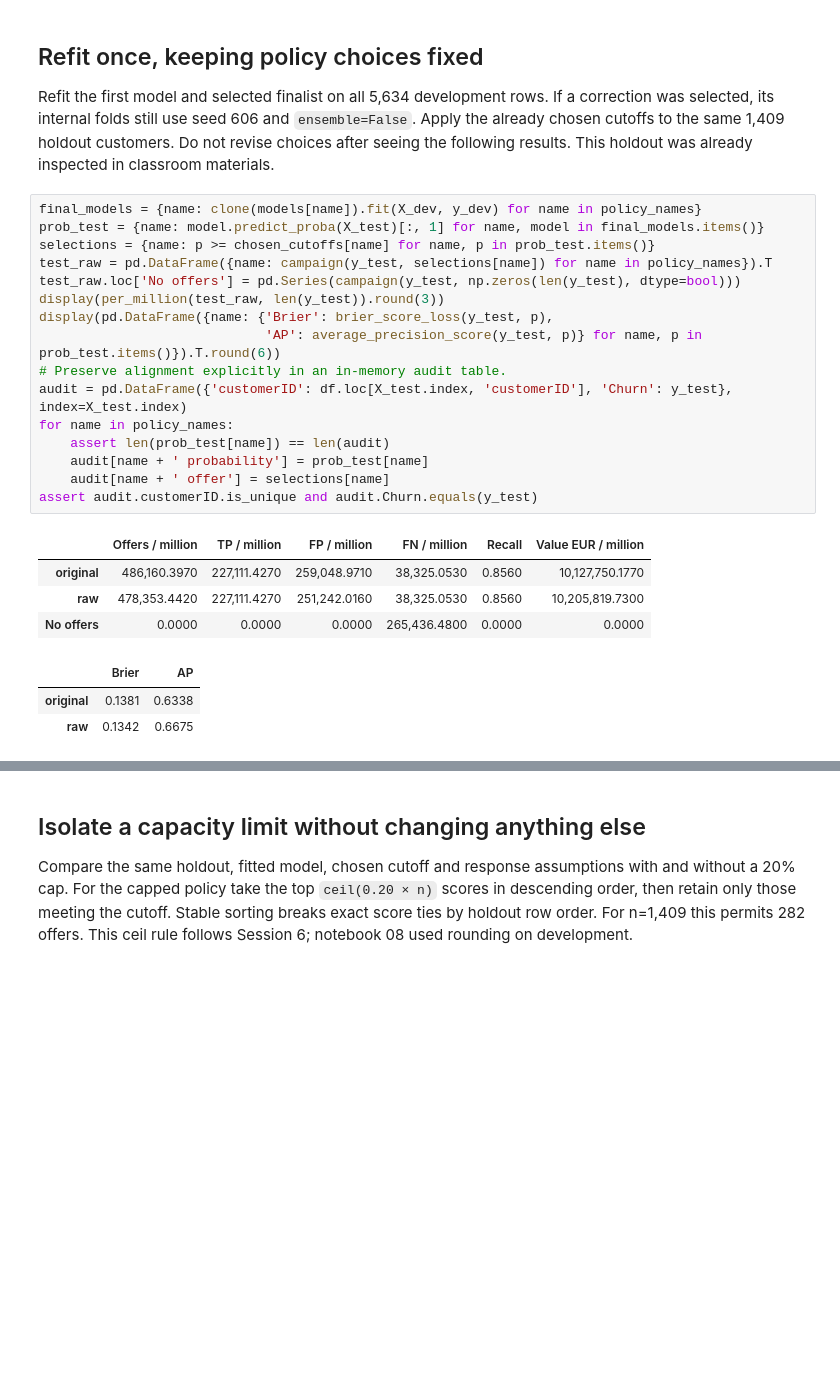
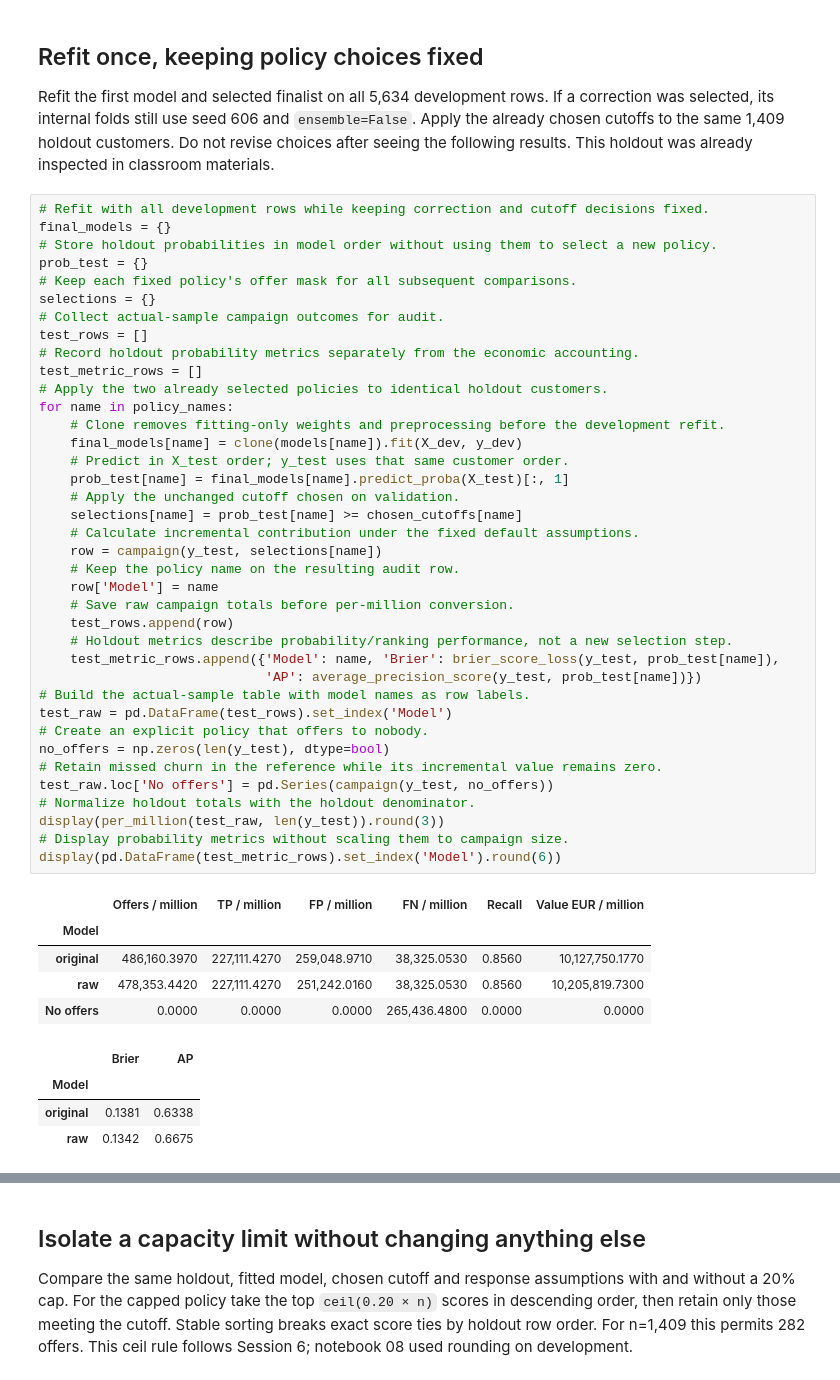
Before and after one commit to juliovalerog/AppliedML, a Jupyter notebook: notebooks/11_telco_thresholds_and_business_decisions.ipynb, the cells around one changed output, grey strips where cells are left out. Saved outputs shown, nothing was run; the diff lists cells and outputs as text; blank space fills up the shorter version.

```diff
--- a/notebooks/11_telco_thresholds_and_business_decisions.ipynb
+++ b/notebooks/11_telco_thresholds_and_business_decisions.ipynb
@@ -198,27 +391,51 @@ The main policy has **no contact cap**. A risk cutoff of 0.2 does not mean conta
 # %% [markdown]
 ## Refit once, keeping policy choices fixed
 Refit the first model and selected finalist on all 5,634 development rows. If a correction was selected, its internal folds still use seed 606 and `ensemble=False`. Apply the already chosen cutoffs to the same 1,409 holdout customers. Do not revise choices after seeing the following results. This holdout was already inspected in classroom materials.
-# %%
-final_models = {name: clone(models[name]).fit(X_dev, y_dev) for name in policy_names}
-prob_test = {name: model.predict_proba(X_test)[:, 1] for name, model in final_models.items()}
-selections = {name: p >= chosen_cutoffs[name] for name, p in prob_test.items()}
-test_raw = pd.DataFrame({name: campaign(y_test, selections[name]) for name in policy_names}).T
-test_raw.loc['No offers'] = pd.Series(campaign(y_test, np.zeros(len(y_test), dtype=bool)))
-display(per_million(test_raw, len(y_test)).round(3))
-display(pd.DataFrame({name: {'Brier': brier_score_loss(y_test, p),
-                             'AP': average_precision_score(y_test, p)} for name, p in prob_test.items()}).T.round(6))
-# Preserve alignment explicitly in an in-memory audit table.
-audit = pd.DataFrame({'customerID': df.loc[X_test.index, 'customerID'], 'Churn': y_test}, index=X_test.index)
-for name in policy_names:
-    assert len(prob_test[name]) == len(audit)
-    audit[name + ' probability'] = prob_test[name]
-    audit[name + ' offer'] = selections[name]
-assert audit.customerID.is_unique and audit.Churn.equals(y_test)
-# %% [output]
-|  | Offers / million | TP / million | FP / million | FN / million | Recall | Value EUR / million |
-| original | 486,160.3970 | 227,111.4270 | 259,048.9710 | 38,325.0530 | 0.8560 | 10,127,750.1770 |
-| raw | 478,353.4420 | 227,111.4270 | 251,242.0160 | 38,325.0530 | 0.8560 | 10,205,819.7300 |
-| No offers | 0.0000 | 0.0000 | 0.0000 | 265,436.4800 | 0.0000 | 0.0000 |
-|  | Brier | AP |
-| original | 0.1381 | 0.6338 |
-| raw | 0.1342 | 0.6675 |
+# %%
+# Refit with all development rows while keeping correction and cutoff decisions fixed.
+final_models = {}
+# Store holdout probabilities in model order without using them to select a new policy.
+prob_test = {}
+# Keep each fixed policy's offer mask for all subsequent comparisons.
+selections = {}
+# Collect actual-sample campaign outcomes for audit.
+test_rows = []
+# Record holdout probability metrics separately from the economic accounting.
+test_metric_rows = []
+# Apply the two already selected policies to identical holdout customers.
+for name in policy_names:
+    # Clone removes fitting-only weights and preprocessing before the development refit.
+    final_models[name] = clone(models[name]).fit(X_dev, y_dev)
+    # Predict in X_test order; y_test uses that same customer order.
+    prob_test[name] = final_models[name].predict_proba(X_test)[:, 1]
+    # Apply the unchanged cutoff chosen on validation.
+    selections[name] = prob_test[name] >= chosen_cutoffs[name]
+    # Calculate incremental contribution under the fixed default assumptions.
+    row = campaign(y_test, selections[name])
+    # Keep the policy name on the resulting audit row.
+    row['Model'] = name
+    # Save raw campaign totals before per-million conversion.
+    test_rows.append(row)
+    # Holdout metrics describe probability/ranking performance, not a new selection step.
+    test_metric_rows.append({'Model': name, 'Brier': brier_score_loss(y_test, prob_test[name]),
+                             'AP': average_precision_score(y_test, prob_test[name])})
+# Build the actual-sample table with model names as row labels.
+test_raw = pd.DataFrame(test_rows).set_index('Model')
+# Create an explicit policy that offers to nobody.
+no_offers = np.zeros(len(y_test), dtype=bool)
+# Retain missed churn in the reference while its incremental value remains zero.
+test_raw.loc['No offers'] = pd.Series(campaign(y_test, no_offers))
+# Normalize holdout totals with the holdout denominator.
+display(per_million(test_raw, len(y_test)).round(3))
+# Display probability metrics without scaling them to campaign size.
+display(pd.DataFrame(test_metric_rows).set_index('Model').round(6))
+# %% [output]
+|  | Offers / million | TP / million | FP / million | FN / million | Recall | Value EUR / million |
+| Model |  |  |  |  |  |  |
+| original | 486,160.3970 | 227,111.4270 | 259,048.9710 | 38,325.0530 | 0.8560 | 10,127,750.1770 |
+| raw | 478,353.4420 | 227,111.4270 | 251,242.0160 | 38,325.0530 | 0.8560 | 10,205,819.7300 |
+| No offers | 0.0000 | 0.0000 | 0.0000 | 265,436.4800 | 0.0000 | 0.0000 |
+|  | Brier | AP |
+| Model |  |  |
+| original | 0.1381 | 0.6338 |
+| raw | 0.1342 | 0.6675 |
```
Also changed, not shown: parts of 29 cells of this notebook, 8 other files.
